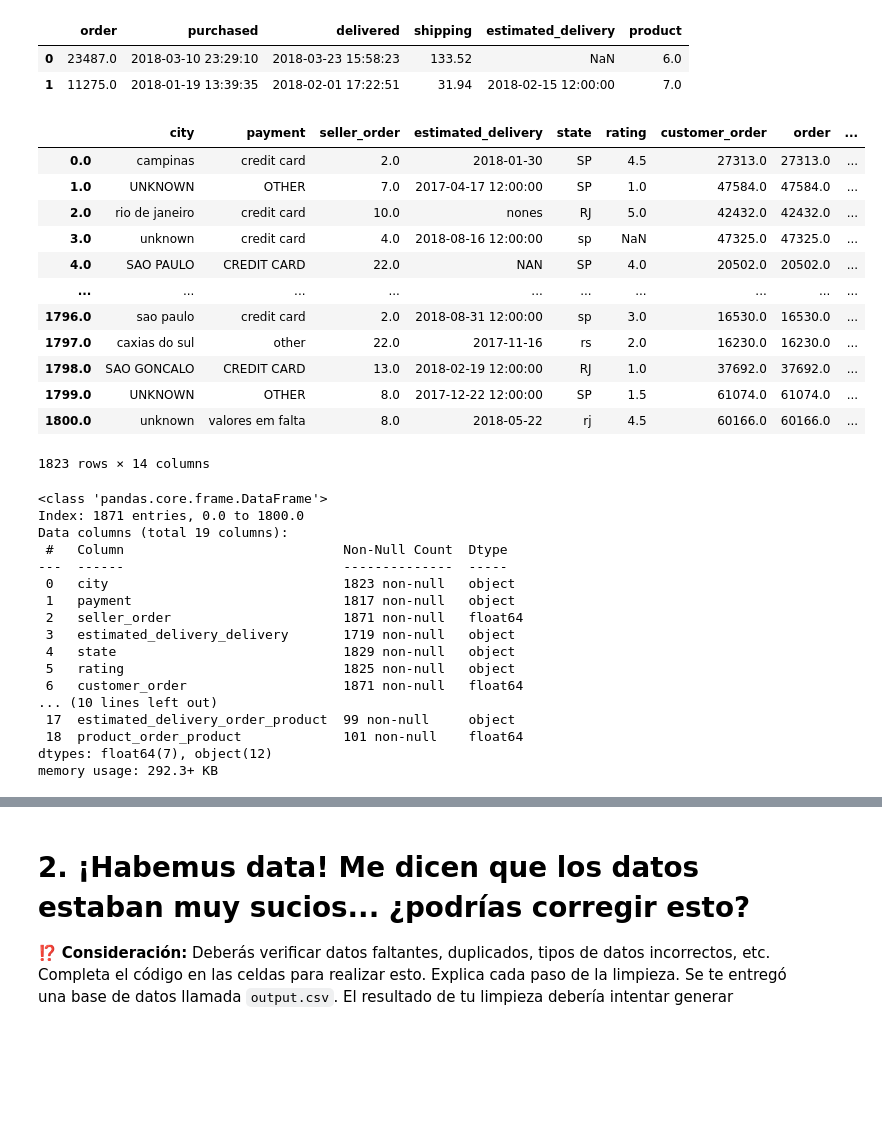
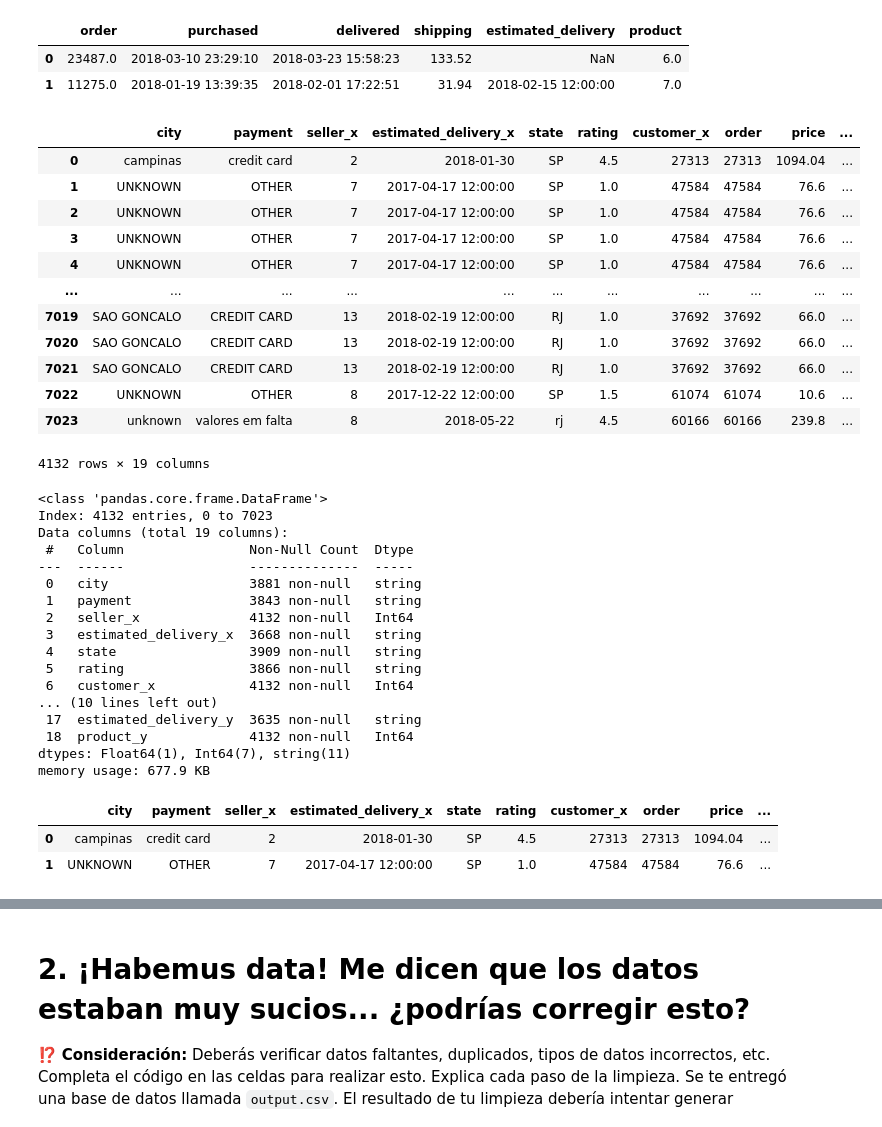
Before and after one commit to julvc/python_diplo, a Jupyter notebook: Julio_Varas_MP1.ipynb, the cells around one changed output, grey strips where cells are left out. Cells and saved outputs as stored; diff of their text form; code cells hidden in the pictures; blank space fills up the shorter version.

Commit message:
Se avanza con la respuesta de la primera pregunta. Solo falta responder

```diff
--- a/Julio_Varas_MP1.ipynb
+++ b/Julio_Varas_MP1.ipynb
@@ -90,6 +90,7 @@ order.head(2)
 | 1 | UNKNOWN | OTHER | 7.0 | 2017-04-17 12:00:00 | SP | 1.0 | 47584.0 | 47584.0 |
 # %%
 product = pd.read_csv('raw_ecommerce_product.csv', index_col=0).rename(columns={'precio':'price'})
+product['price'] = pd.to_numeric(product['price'], errors='coerce')
 product.head(2)
 # %% [output]
 |  | price | shipping | product | customer | category | seller | order |
@@ -103,47 +104,57 @@ delivery.head(2)
 | 0 | 23487.0 | 2018-03-10 23:29:10 | 2018-03-23 15:58:23 | 133.52 | NaN | 6.0 |
 | 1 | 11275.0 | 2018-01-19 13:39:35 | 2018-02-01 17:22:51 | 31.94 | 2018-02-15 12:00:00 | 7.0 |
 # %%
-df = order.join(product.set_index('order'),lsuffix='_order', rsuffix='_product')
+df = pd.merge(order, product, on='order', how='inner').convert_dtypes()
+df = pd.merge(df,delivery, on='order', how='inner').convert_dtypes().drop_duplicates()
+#df = order.join(product.set_index('order'),lsuffix='_order', rsuffix='_product').convert_dtypes()
 #df = df.join(delivery.set_index('order'),lsuffix='_delivery', rsuffix='_order_product')
 df
 # %% [output]
-|  | city | payment | seller_order | estimated_delivery | state | rating | customer_order | order | ... |
-| 0.0 | campinas | credit card | 2.0 | 2018-01-30 | SP | 4.5 | 27313.0 | 27313.0 | ... |
-| 1.0 | UNKNOWN | OTHER | 7.0 | 2017-04-17 12:00:00 | SP | 1.0 | 47584.0 | 47584.0 | ... |
-| 2.0 | rio de janeiro | credit card | 10.0 | nones | RJ | 5.0 | 42432.0 | 42432.0 | ... |
-| 3.0 | unknown | credit card | 4.0 | 2018-08-16 12:00:00 | sp | NaN | 47325.0 | 47325.0 | ... |
-| 4.0 | SAO PAULO | CREDIT CARD | 22.0 | NAN | SP | 4.0 | 20502.0 | 20502.0 | ... |
-| ... | ... | ... | ... | ... | ... | ... | ... | ... | ... |
-| 1796.0 | sao paulo | credit card | 2.0 | 2018-08-31 12:00:00 | sp | 3.0 | 16530.0 | 16530.0 | ... |
-| 1797.0 | caxias do sul | other | 22.0 | 2017-11-16 | rs | 2.0 | 16230.0 | 16230.0 | ... |
-| 1798.0 | SAO GONCALO | CREDIT CARD | 13.0 | 2018-02-19 12:00:00 | RJ | 1.0 | 37692.0 | 37692.0 | ... |
-| 1799.0 | UNKNOWN | OTHER | 8.0 | 2017-12-22 12:00:00 | SP | 1.5 | 61074.0 | 61074.0 | ... |
-| 1800.0 | unknown | valores em falta | 8.0 | 2018-05-22 | rj | 4.5 | 60166.0 | 60166.0 | ... |
+|  | city | payment | seller_x | estimated_delivery_x | state | rating | customer_x | order | price | ... |
+| 0 | campinas | credit card | 2 | 2018-01-30 | SP | 4.5 | 27313 | 27313 | 1094.04 | ... |
+| 1 | UNKNOWN | OTHER | 7 | 2017-04-17 12:00:00 | SP | 1.0 | 47584 | 47584 | 76.6 | ... |
+| 2 | UNKNOWN | OTHER | 7 | 2017-04-17 12:00:00 | SP | 1.0 | 47584 | 47584 | 76.6 | ... |
+| 3 | UNKNOWN | OTHER | 7 | 2017-04-17 12:00:00 | SP | 1.0 | 47584 | 47584 | 76.6 | ... |
+| 4 | UNKNOWN | OTHER | 7 | 2017-04-17 12:00:00 | SP | 1.0 | 47584 | 47584 | 76.6 | ... |
+| ... | ... | ... | ... | ... | ... | ... | ... | ... | ... | ... |
+| 7019 | SAO GONCALO | CREDIT CARD | 13 | 2018-02-19 12:00:00 | RJ | 1.0 | 37692 | 37692 | 66.0 | ... |
+| 7020 | SAO GONCALO | CREDIT CARD | 13 | 2018-02-19 12:00:00 | RJ | 1.0 | 37692 | 37692 | 66.0 | ... |
+| 7021 | SAO GONCALO | CREDIT CARD | 13 | 2018-02-19 12:00:00 | RJ | 1.0 | 37692 | 37692 | 66.0 | ... |
+| 7022 | UNKNOWN | OTHER | 8 | 2017-12-22 12:00:00 | SP | 1.5 | 61074 | 61074 | 10.6 | ... |
+| 7023 | unknown | valores em falta | 8 | 2018-05-22 | rj | 4.5 | 60166 | 60166 | 239.8 | ... |
-1823 rows × 14 columns
+4132 rows × 19 columns
 # %%
 df.info()
 # %% [output]
 <class 'pandas.core.frame.DataFrame'>
-Index: 1871 entries, 0.0 to 1800.0
+Index: 4132 entries, 0 to 7023
 Data columns (total 19 columns):
- #   Column                            Non-Null Count  Dtype
----  ------                            --------------  -----
- 0   city                              1823 non-null   object
- 1   payment                           1817 non-null   object
- 2   seller_order                      1871 non-null   float64
- 3   estimated_delivery_delivery       1719 non-null   object
- 4   state                             1829 non-null   object
- 5   rating                            1825 non-null   object
- 6   customer_order                    1871 non-null   float64
+ #   Column                Non-Null Count  Dtype
+---  ------                --------------  -----
+ 0   city                  3881 non-null   string
+ 1   payment               3843 non-null   string
+ 2   seller_x              4132 non-null   Int64
+ 3   estimated_delivery_x  3668 non-null   string
+ 4   state                 3909 non-null   string
+ 5   rating                3866 non-null   string
+ 6   customer_x            4132 non-null   Int64
 ... (10 lines left out)
- 17  estimated_delivery_order_product  99 non-null     object
- 18  product_order_product             101 non-null    float64
-dtypes: float64(7), object(12)
-memory usage: 292.3+ KB
+ 17  estimated_delivery_y  3635 non-null   string
+ 18  product_y             4132 non-null   Int64
+dtypes: Float64(1), Int64(7), string(11)
+memory usage: 677.9 KB
 # %%
 drop_columns = [
-    # [ AGREGA TU CÓDIGO AQUÍ ]
+    'customer_y',
+    'seller_y',
+    'shipping_y',
+    'estimated_delivery_y',
+    'product_y'
 ]
 
 df.drop(columns=drop_columns, inplace=True, errors='ignore')
 df.head(2)
+# %% [output]
+|  | city | payment | seller_x | estimated_delivery_x | state | rating | customer_x | order | price | ... |
+| 0 | campinas | credit card | 2 | 2018-01-30 | SP | 4.5 | 27313 | 27313 | 1094.04 | ... |
+| 1 | UNKNOWN | OTHER | 7 | 2017-04-17 12:00:00 | SP | 1.0 | 47584 | 47584 | 76.6 | ... |
```
Also changed, not shown: parts of 3 cells of this notebook.
